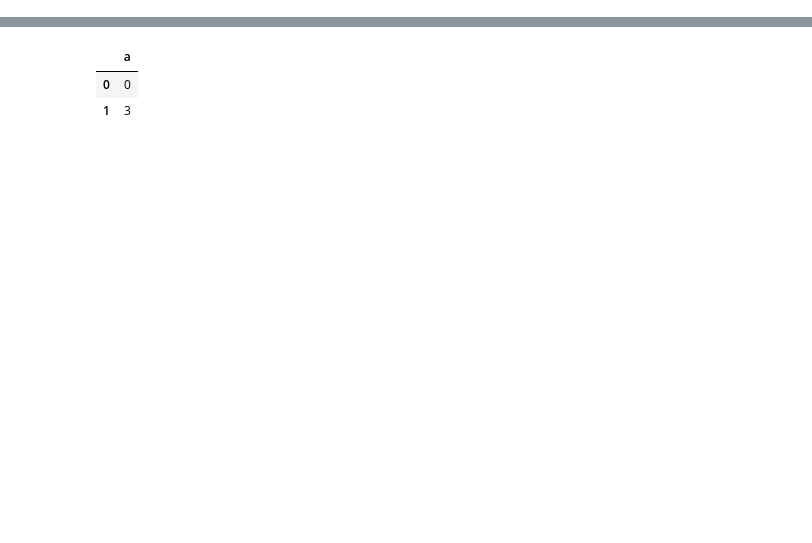
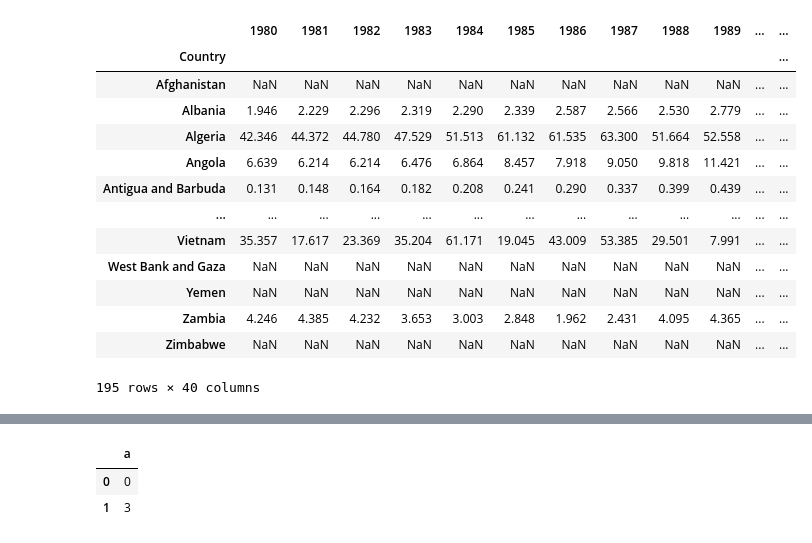
Before and after one commit to gintautasm/weo-data-analysis, a Jupyter notebook: analysis.ipynb, the cells around one changed output, grey strips where cells are left out. Drawn from its saved outputs; the diff is of its cells as text; code cells hidden in the pictures; blank space fills up the shorter version.

```diff
--- a/analysis.ipynb
+++ b/analysis.ipynb
@@ -17,0 +147,39 @@ df[lambda col: col['WEO Subject Code'] == 'NGDPRPPPPC']
+# %%
+'''save all countries GDP in different PNG files'''
+
+# Gross domestic product, current prices
+# Values are based upon GDP in national currency converted to U.S. dollars
+gdp_key = 'NGDPD'
+
+gdp_df = df.loc[lambda df: df[weo_subject_code] == gdp_key]
+gdp_df = gdp_df.set_index(country_name)
+
+selected_cols = []
+
+for col in gdp_df.columns:
+    if col == iso_col or col == weo_subject_code or col == estimates_after:
+       continue
+
+    selected_cols.append(col)
+
+gdp_df = gdp_df[selected_cols]
+# https://stackoverflow.com/a/49896522
+# applies lambda to colums
+gdp_df = gdp_df.apply(lambda df: df.str.replace(',','').astype('float'),axis=0)
+#gdp_df.dropna()
+gdp_df
+# %% [output]
+|  | 1980 | 1981 | 1982 | 1983 | 1984 | 1985 | 1986 | 1987 | 1988 | 1989 | ... | ... |
+| Country |  |  |  |  |  |  |  |  |  |  |  | ... |
+| Afghanistan | NaN | NaN | NaN | NaN | NaN | NaN | NaN | NaN | NaN | NaN | ... | ... |
+| Albania | 1.946 | 2.229 | 2.296 | 2.319 | 2.290 | 2.339 | 2.587 | 2.566 | 2.530 | 2.779 | ... | ... |
+| Algeria | 42.346 | 44.372 | 44.780 | 47.529 | 51.513 | 61.132 | 61.535 | 63.300 | 51.664 | 52.558 | ... | ... |
+| Angola | 6.639 | 6.214 | 6.214 | 6.476 | 6.864 | 8.457 | 7.918 | 9.050 | 9.818 | 11.421 | ... | ... |
+| Antigua and Barbuda | 0.131 | 0.148 | 0.164 | 0.182 | 0.208 | 0.241 | 0.290 | 0.337 | 0.399 | 0.439 | ... | ... |
+| ... | ... | ... | ... | ... | ... | ... | ... | ... | ... | ... | ... | ... |
+| Vietnam | 35.357 | 17.617 | 23.369 | 35.204 | 61.171 | 19.045 | 43.009 | 53.385 | 29.501 | 7.991 | ... | ... |
+| West Bank and Gaza | NaN | NaN | NaN | NaN | NaN | NaN | NaN | NaN | NaN | NaN | ... | ... |
+| Yemen | NaN | NaN | NaN | NaN | NaN | NaN | NaN | NaN | NaN | NaN | ... | ... |
+| Zambia | 4.246 | 4.385 | 4.232 | 3.653 | 3.003 | 2.848 | 1.962 | 2.431 | 4.095 | 4.365 | ... | ... |
+| Zimbabwe | NaN | NaN | NaN | NaN | NaN | NaN | NaN | NaN | NaN | NaN | ... | ... |
+195 rows × 40 columns
```
Also changed, not shown: parts of 9 cells of this notebook.
